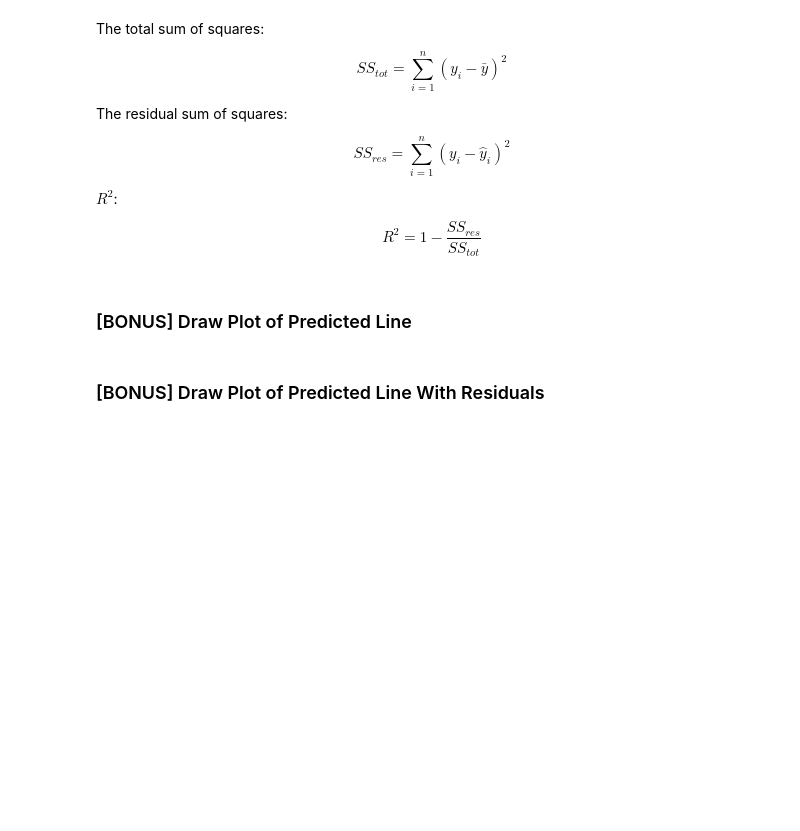
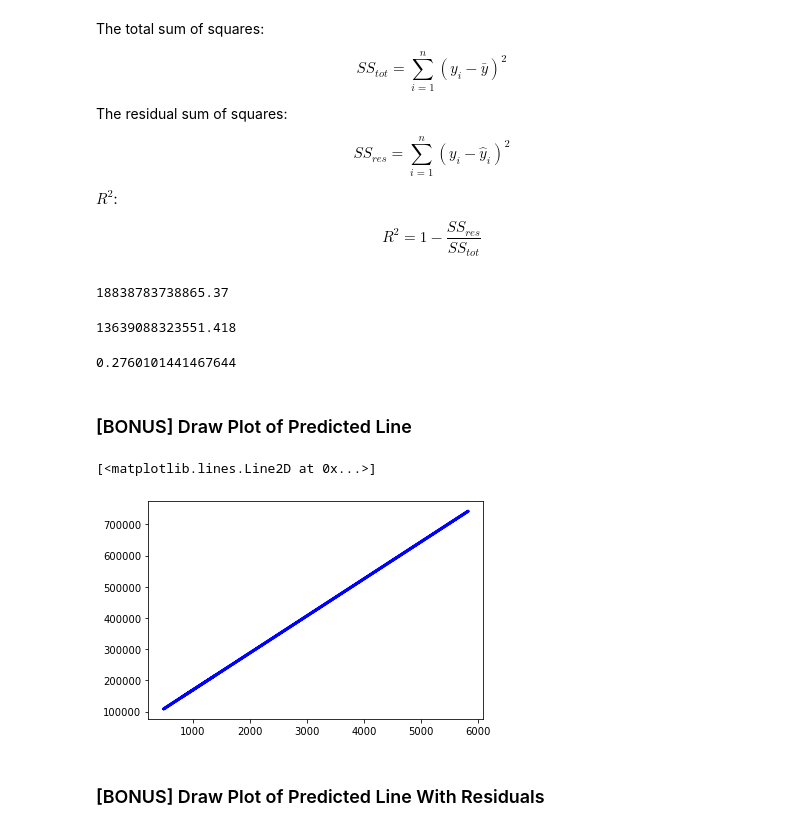
Before and after one commit to Zhouzhenjie09/IOD, a Jupyter notebook: 1_lab/mob4_lab/IOD_Lab 4.1.ipynb, the cells around one changed output. Cells and saved outputs as stored; diff of their text form; code cells hidden in the pictures; blank space fills up the shorter version.

```diff
--- a/1_lab/mob4_lab/IOD_Lab 4.1.ipynb
+++ b/1_lab/mob4_lab/IOD_Lab 4.1.ipynb
@@ -380,7 +437,7 @@ $$\hat{y} = \beta_0 + \beta_1 x$$
 # %%
 # ANSWER
 def yhat():
-    return np.sum((beta0 + (beta1 * X)))
+    return (beta0 + (beta1 * X))
 
 yhat_res = yhat()
 print(yhat_res)
@@ -424,2 +503,26 @@ $$ R^2 = 1 - \frac{SS_{res}}{SS_{tot}} $$
+# %%
+# ANSWER
+def calculate_ss_total(Y):
+    ss_tot = np.sum(((Y-Y_mean)**2))
+    return ss_tot
+print(calculate_ss_total(Y))
+# %% [output]
+18838783738865.37
+# %%
+def calculate_ss_res(yhat_res):
+    ss_res = np.sum(((Y-yhat_res)**2))
+    return ss_res
+
+print(calculate_ss_res(yhat_res))
+# %% [output]
+13639088323551.418
+# %%
+def calculate_r2_square():
+    r2_square = 1 - (calculate_ss_res(yhat_res)/calculate_ss_total(Y))
+    return r2_square
+
+print(calculate_r2_square())
+# %% [output]
+0.2760101441467644
 # %% [markdown]
 ### [BONUS] Draw Plot of Predicted Line
@@ -428,2 +529,11 @@ $$ R^2 = 1 - \frac{SS_{res}}{SS_{tot}} $$
+# %%
+# ANSWER
+from matplotlib import pyplot as plt
+
+
+plt.plot(X, yhat_res, color='blue', linewidth=3 )
+# %% [output]
+[<matplotlib.lines.Line2D at 0x...>]
+[figure, added]
 # %% [markdown]
 ### [BONUS] Draw Plot of Predicted Line With Residuals
```
Also changed, not shown: parts of 26 cells of this notebook.
